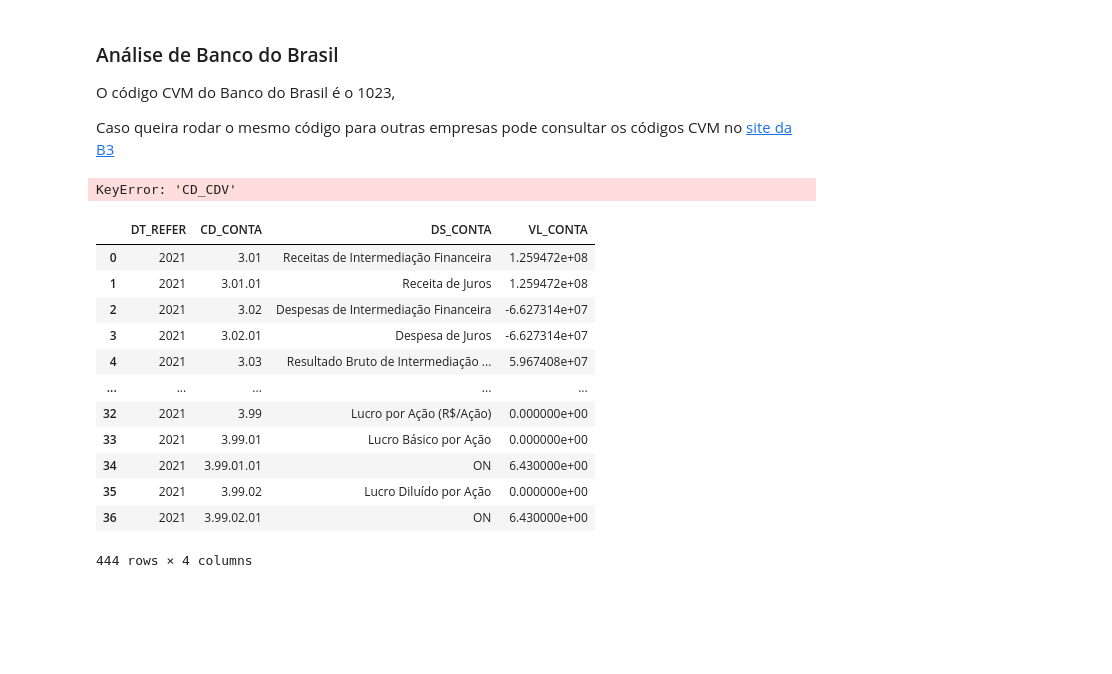
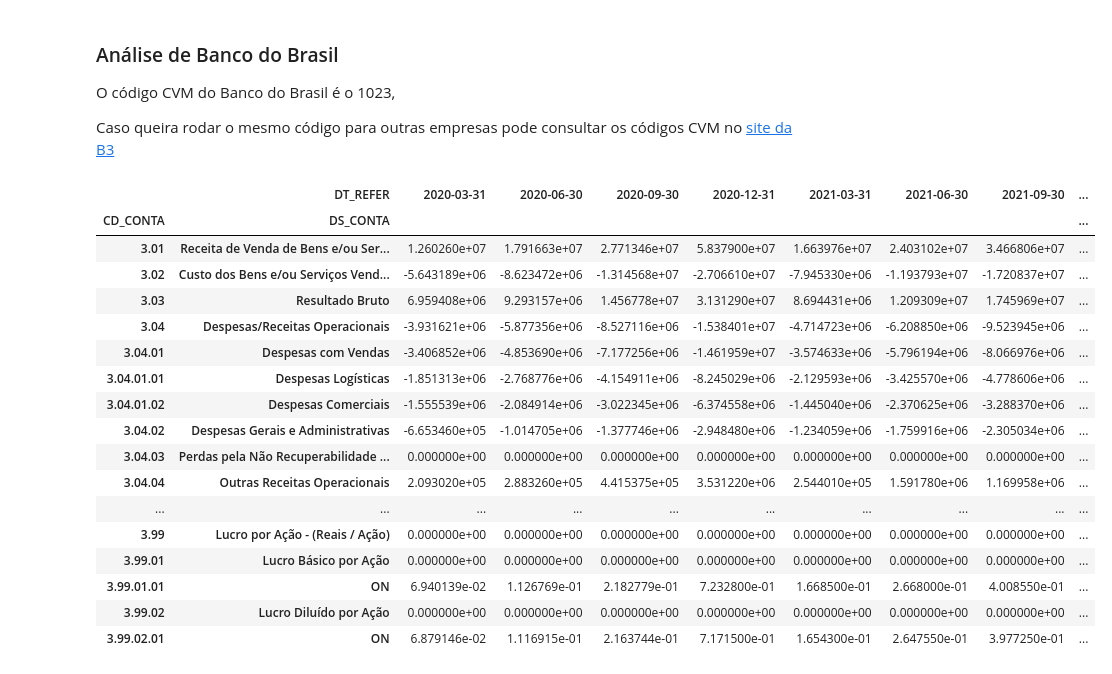
Before and after one commit to Luiz-Eduardo-de-Lima/b3.dash, a Jupyter notebook: view.ipynb, the cells around one changed output. Saved outputs shown, nothing was run; the diff lists cells and outputs as text; code cells hidden in the pictures; blank space fills up the shorter version.

Commit message:
Função itr_pivoted funciona (+/-)

```diff
--- a/view.ipynb
+++ b/view.ipynb
@@ -16,4 +18,21 @@ Caso queira rodar o mesmo código para outras empresas pode consultar os código
 # %%
-itr_pivoted(1023, 'DRE_con', 2020, 2021)
+itr_pivoted(23264, 'DRE_con', 2020, 2021)
 # %% [output]
-KeyError: 'CD_CDV'
+|  | DT_REFER | 2020-03-31 | 2020-06-30 | 2020-09-30 | 2020-12-31 | 2021-03-31 | 2021-06-30 | 2021-09-30 | ... |
+| CD_CONTA | DS_CONTA |  |  |  |  |  |  |  | ... |
+| 3.01 | Receita de Venda de Bens e/ou Ser... | 1.260260e+07 | 1.791663e+07 | 2.771346e+07 | 5.837900e+07 | 1.663976e+07 | 2.403102e+07 | 3.466806e+07 | ... |
+| 3.02 | Custo dos Bens e/ou Serviços Vend... | -5.643189e+06 | -8.623472e+06 | -1.314568e+07 | -2.706610e+07 | -7.945330e+06 | -1.193793e+07 | -1.720837e+07 | ... |
+| 3.03 | Resultado Bruto | 6.959408e+06 | 9.293157e+06 | 1.456778e+07 | 3.131290e+07 | 8.694431e+06 | 1.209309e+07 | 1.745969e+07 | ... |
+| 3.04 | Despesas/Receitas Operacionais | -3.931621e+06 | -5.877356e+06 | -8.527116e+06 | -1.538401e+07 | -4.714723e+06 | -6.208850e+06 | -9.523945e+06 | ... |
+| 3.04.01 | Despesas com Vendas | -3.406852e+06 | -4.853690e+06 | -7.177256e+06 | -1.461959e+07 | -3.574633e+06 | -5.796194e+06 | -8.066976e+06 | ... |
+| 3.04.01.01 | Despesas Logísticas | -1.851313e+06 | -2.768776e+06 | -4.154911e+06 | -8.245029e+06 | -2.129593e+06 | -3.425570e+06 | -4.778606e+06 | ... |
+| 3.04.01.02 | Despesas Comerciais | -1.555539e+06 | -2.084914e+06 | -3.022345e+06 | -6.374558e+06 | -1.445040e+06 | -2.370625e+06 | -3.288370e+06 | ... |
+| 3.04.02 | Despesas Gerais e Administrativas | -6.653460e+05 | -1.014705e+06 | -1.377746e+06 | -2.948480e+06 | -1.234059e+06 | -1.759916e+06 | -2.305034e+06 | ... |
+| 3.04.03 | Perdas pela Não Recuperabilidade ... | 0.000000e+00 | 0.000000e+00 | 0.000000e+00 | 0.000000e+00 | 0.000000e+00 | 0.000000e+00 | 0.000000e+00 | ... |
+| 3.04.04 | Outras Receitas Operacionais | 2.093020e+05 | 2.883260e+05 | 4.415375e+05 | 3.531220e+06 | 2.544010e+05 | 1.591780e+06 | 1.169958e+06 | ... |
+| ... | ... | ... | ... | ... | ... | ... | ... | ... | ... |
+| 3.99 | Lucro por Ação - (Reais / Ação) | 0.000000e+00 | 0.000000e+00 | 0.000000e+00 | 0.000000e+00 | 0.000000e+00 | 0.000000e+00 | 0.000000e+00 | ... |
+| 3.99.01 | Lucro Básico por Ação | 0.000000e+00 | 0.000000e+00 | 0.000000e+00 | 0.000000e+00 | 0.000000e+00 | 0.000000e+00 | 0.000000e+00 | ... |
+| 3.99.01.01 | ON | 6.940139e-02 | 1.126769e-01 | 2.182779e-01 | 7.232800e-01 | 1.668500e-01 | 2.668000e-01 | 4.008550e-01 | ... |
+| 3.99.02 | Lucro Diluído por Ação | 0.000000e+00 | 0.000000e+00 | 0.000000e+00 | 0.000000e+00 | 0.000000e+00 | 0.000000e+00 | 0.000000e+00 | ... |
+| 3.99.02.01 | ON | 6.879146e-02 | 1.116915e-01 | 2.163744e-01 | 7.171500e-01 | 1.654300e-01 | 2.647550e-01 | 3.977250e-01 | ... |
@@ -22,23 +38,0 @@ output_dre = pd.DataFrame(columns = columns)
-# %%
-for year in range(2020,2022):
-    dre = pd.read_csv(f'statements/dfp/DRE_con/{year}.csv')
-    dre = dre[dre['CD_CVM'] == 1023][columns]
-    dre['DT_REFER'] = str(year)
-
-    output_dre = pd.concat([output_dre, dre])
-
-output_dre
-# %% [output]
-|  | DT_REFER | CD_CONTA | DS_CONTA | VL_CONTA |
-| 0 | 2021 | 3.01 | Receitas de Intermediação Financeira | 1.259472e+08 |
-| 1 | 2021 | 3.01.01 | Receita de Juros | 1.259472e+08 |
-| 2 | 2021 | 3.02 | Despesas de Intermediação Financeira | -6.627314e+07 |
-| 3 | 2021 | 3.02.01 | Despesa de Juros | -6.627314e+07 |
-| 4 | 2021 | 3.03 | Resultado Bruto de Intermediação ... | 5.967408e+07 |
-| ... | ... | ... | ... | ... |
-| 32 | 2021 | 3.99 | Lucro por Ação (R$/Ação) | 0.000000e+00 |
-| 33 | 2021 | 3.99.01 | Lucro Básico por Ação | 0.000000e+00 |
-| 34 | 2021 | 3.99.01.01 | ON | 6.430000e+00 |
-| 35 | 2021 | 3.99.02 | Lucro Diluído por Ação | 0.000000e+00 |
-| 36 | 2021 | 3.99.02.01 | ON | 6.430000e+00 |
-444 rows × 4 columns
```
Also changed, not shown: parts of 5 cells of this notebook, 1 other file.
